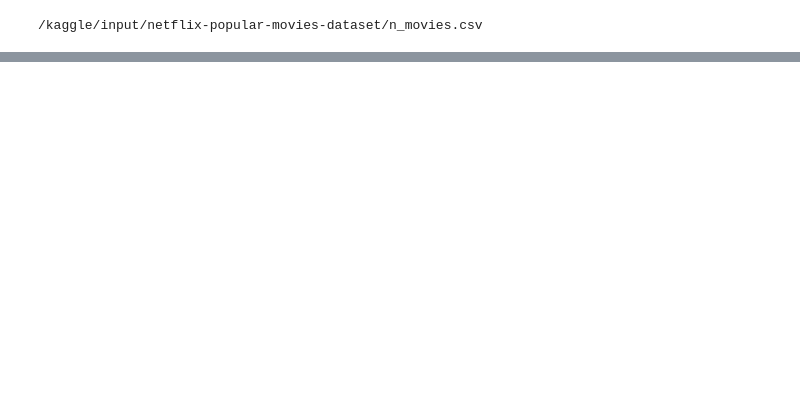
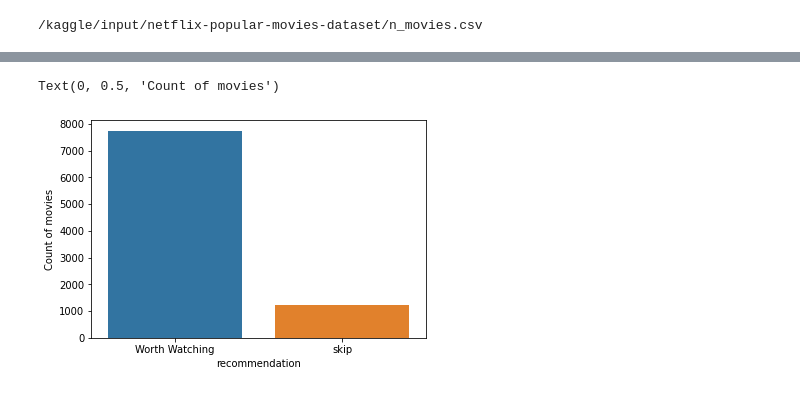
Before and after one commit to riazahmedtgithub/dataanalysis, a Jupyter notebook: notebookd524c8297c.ipynb, the cells around one changed output, grey strips where cells are left out. Drawn from its saved outputs; the diff is of its cells as text; code cells hidden in the pictures; blank space fills up the shorter version.

```diff
--- a/notebookd524c8297c.ipynb
+++ b/notebookd524c8297c.ipynb
@@ -61,0 +109,8 @@ object
+# %%
+    #Out of the total movies, the recommendable movies are comparably higher than the skipped ones.
+
+sns.countplot(x=df['recommendation'])
+plt.ylabel("Count of movies")
+# %% [output]
+Text(0, 0.5, 'Count of movies')
+[figure, added]
```
Also changed, not shown: parts of 3 cells of this notebook.
